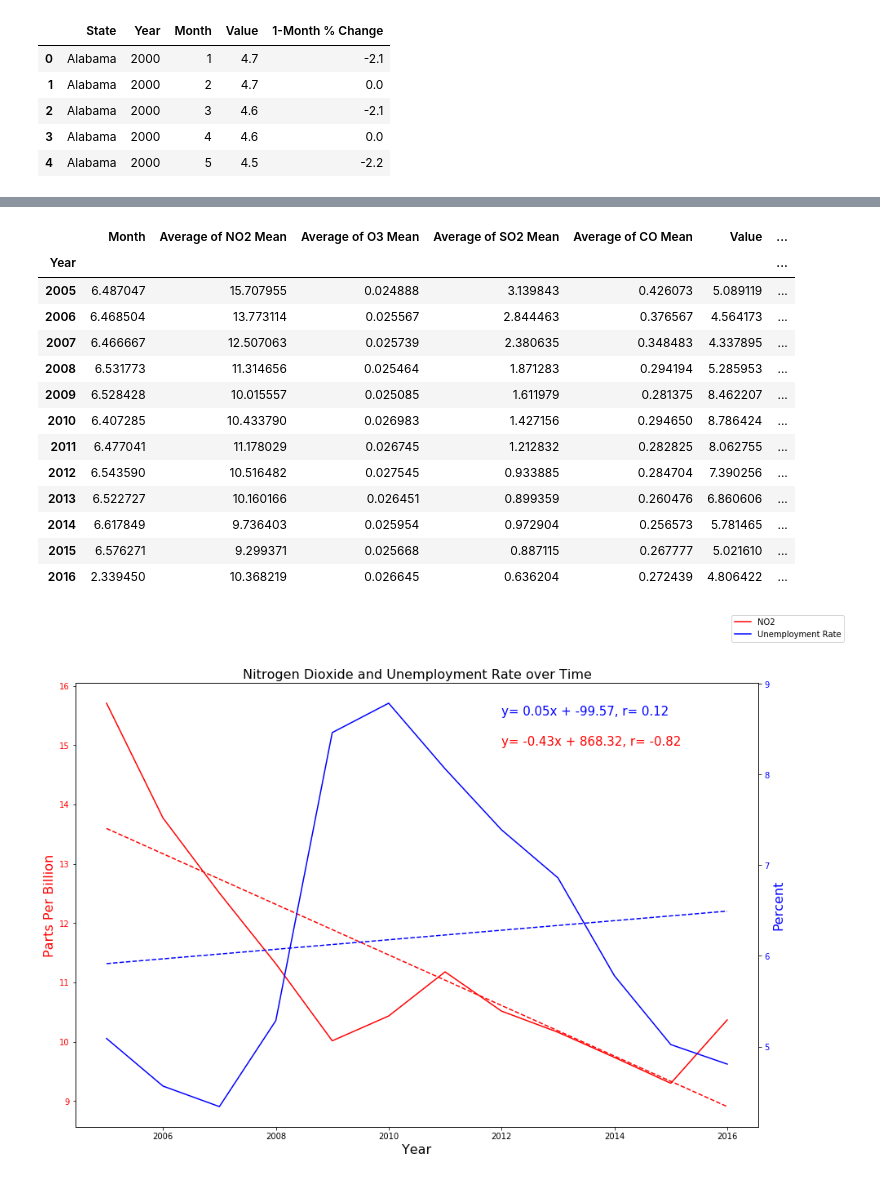
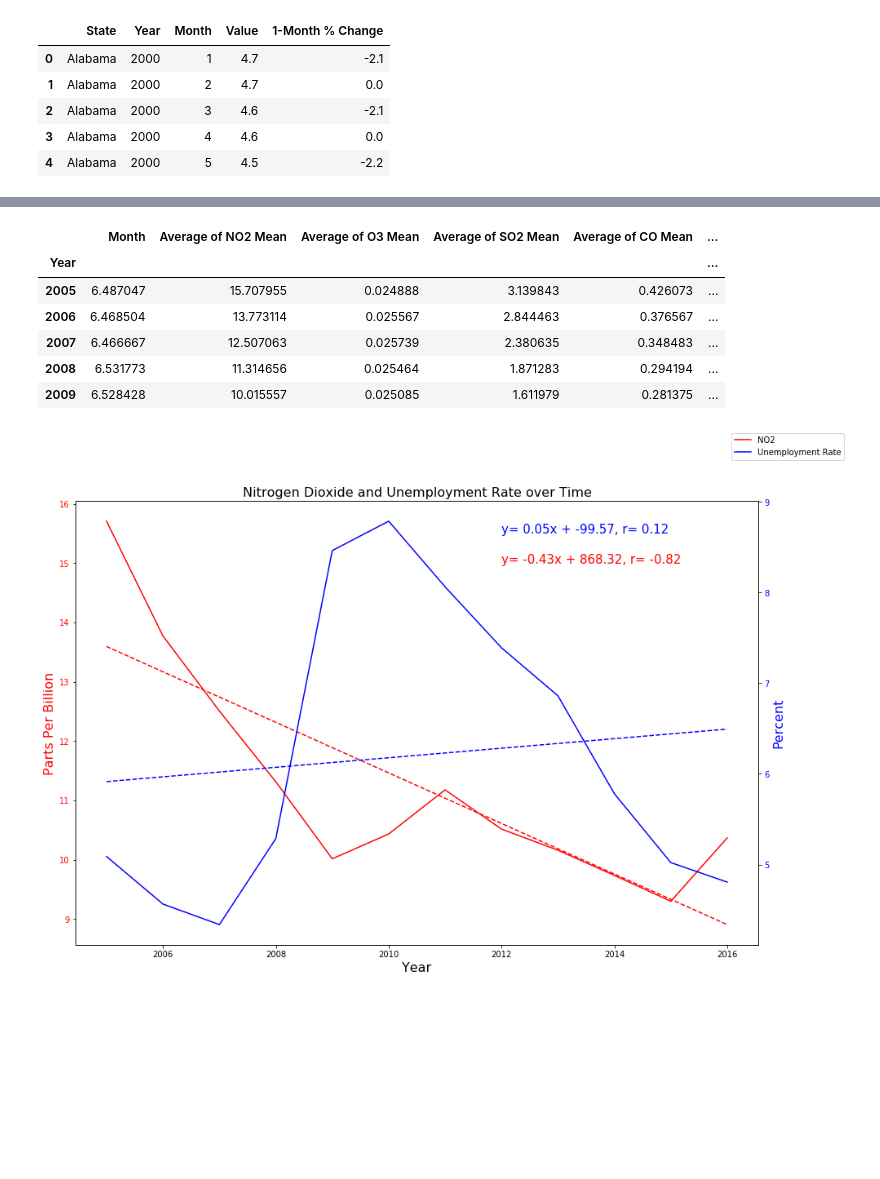
Before and after one commit to AshRC17/Project-1, a Jupyter notebook: Unemployment and Pollutant Charts.ipynb, the cells around one changed output, grey strips where cells are left out. Saved outputs shown, nothing was run; the diff lists cells and outputs as text; code cells hidden in the pictures; blank space fills up the shorter version.

Commit message:
Updates to Unemployment vs Pollutants

```diff
--- a/Unemployment and Pollutant Charts.ipynb
+++ b/Unemployment and Pollutant Charts.ipynb
@@ -19,0 +19,4 @@ len(employ_df["State"].unique())
+# %%
+#Update column to be more descriptive
+employ_df = employ_df.rename(columns = {"Value": "Unemployment"})
+employ_df.head()
@@ -49,20 +74,14 @@ pollutant_df3
 # %%
+#combine the data sets now that we have everything.
 employ_pollutant = pollutant_df2.merge(employ_df, how = "inner")
 employ_pollutant_year = employ_pollutant.groupby(["Year"]).mean()
-employ_pollutant_year
+employ_pollutant_year.head()
 # %% [output]
-|  | Month | Average of NO2 Mean | Average of O3 Mean | Average of SO2 Mean | Average of CO Mean | Value | ... |
-| Year |  |  |  |  |  |  | ... |
-| 2005 | 6.487047 | 15.707955 | 0.024888 | 3.139843 | 0.426073 | 5.089119 | ... |
-| 2006 | 6.468504 | 13.773114 | 0.025567 | 2.844463 | 0.376567 | 4.564173 | ... |
-| 2007 | 6.466667 | 12.507063 | 0.025739 | 2.380635 | 0.348483 | 4.337895 | ... |
-| 2008 | 6.531773 | 11.314656 | 0.025464 | 1.871283 | 0.294194 | 5.285953 | ... |
-| 2009 | 6.528428 | 10.015557 | 0.025085 | 1.611979 | 0.281375 | 8.462207 | ... |
-| 2010 | 6.407285 | 10.433790 | 0.026983 | 1.427156 | 0.294650 | 8.786424 | ... |
-| 2011 | 6.477041 | 11.178029 | 0.026745 | 1.212832 | 0.282825 | 8.062755 | ... |
-| 2012 | 6.543590 | 10.516482 | 0.027545 | 0.933885 | 0.284704 | 7.390256 | ... |
-| 2013 | 6.522727 | 10.160166 | 0.026451 | 0.899359 | 0.260476 | 6.860606 | ... |
-| 2014 | 6.617849 | 9.736403 | 0.025954 | 0.972904 | 0.256573 | 5.781465 | ... |
-| 2015 | 6.576271 | 9.299371 | 0.025668 | 0.887115 | 0.267777 | 5.021610 | ... |
-| 2016 | 2.339450 | 10.368219 | 0.026645 | 0.636204 | 0.272439 | 4.806422 | ... |
+|  | Month | Average of NO2 Mean | Average of O3 Mean | Average of SO2 Mean | Average of CO Mean | ... |
+| Year |  |  |  |  |  | ... |
+| 2005 | 6.487047 | 15.707955 | 0.024888 | 3.139843 | 0.426073 | ... |
+| 2006 | 6.468504 | 13.773114 | 0.025567 | 2.844463 | 0.376567 | ... |
+| 2007 | 6.466667 | 12.507063 | 0.025739 | 2.380635 | 0.348483 | ... |
+| 2008 | 6.531773 | 11.314656 | 0.025464 | 1.871283 | 0.294194 | ... |
+| 2009 | 6.528428 | 10.015557 | 0.025085 | 1.611979 | 0.281375 | ... |
 # %%
```
Also changed, not shown: parts of 14 cells of this notebook.
